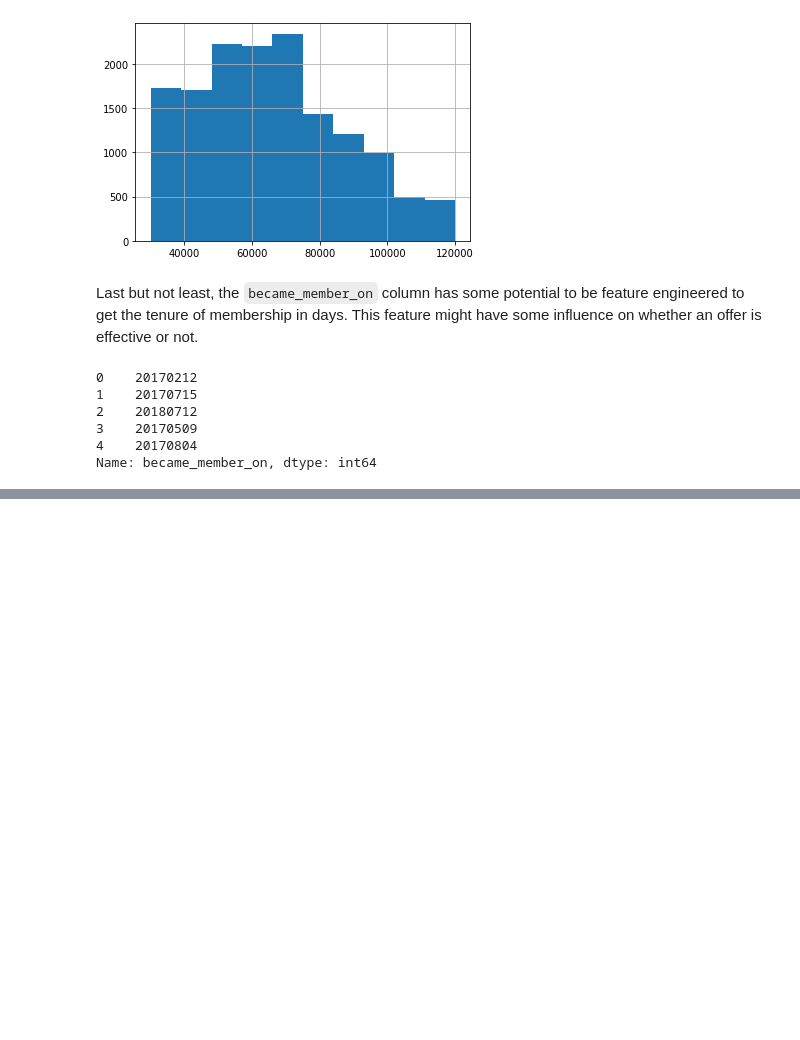
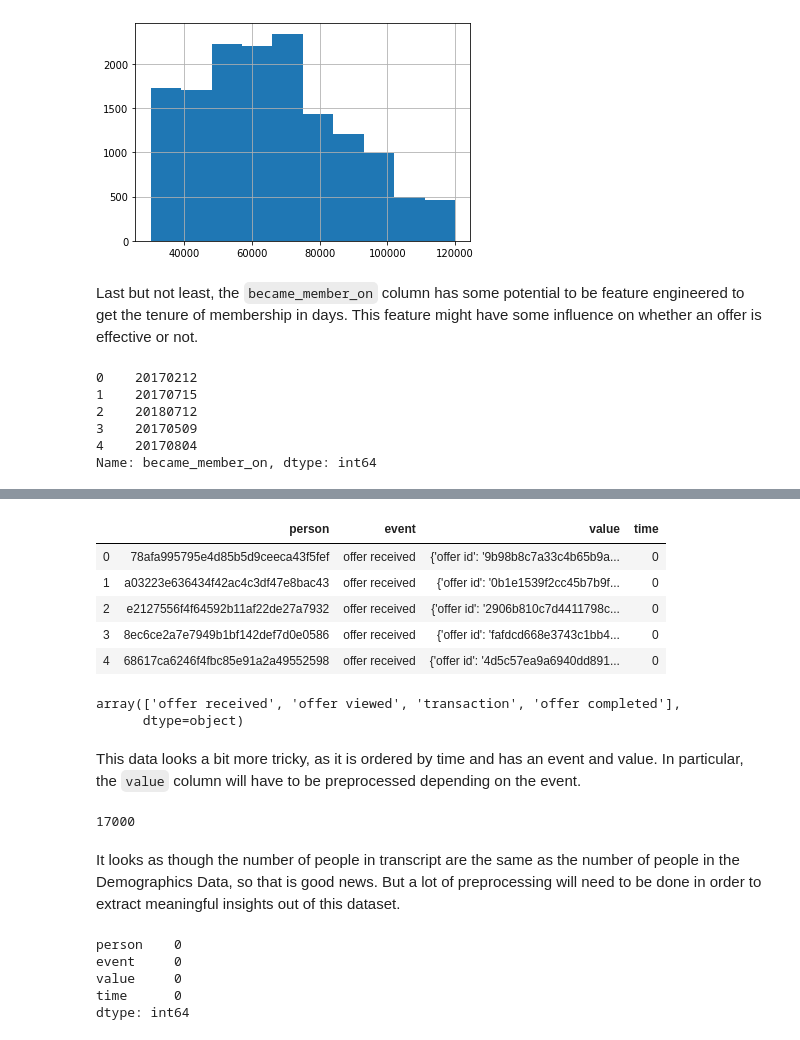
Before and after one commit to kaish114/UdacityDataScientistCapstone-DSND, a Jupyter notebook: Starbucks Capstone Challenge - Using Starbucks app user data to predict effective offers.ipynb, the cells around one changed output, grey strips where cells are left out. Saved outputs shown, nothing was run; the diff lists cells and outputs as text; code cells hidden in the pictures; blank space fills up the shorter version.

Commit message:
concat transcript

```diff
--- a/Starbucks Capstone Challenge - Using Starbucks app user data to predict effective offers.ipynb
+++ b/Starbucks Capstone Challenge - Using Starbucks app user data to predict effective offers.ipynb
@@ -222,0 +221,32 @@ SyntaxError: invalid syntax (<ipython-input-14-53521170e274>, line 3)
+# %%
+transcript.head()
+# %% [output]
+|  | person | event | value | time |
+| 0 | 78afa995795e4d85b5d9ceeca43f5fef | offer received | {'offer id': '9b98b8c7a33c4b65b9a... | 0 |
+| 1 | a03223e636434f42ac4c3df47e8bac43 | offer received | {'offer id': '0b1e1539f2cc45b7b9f... | 0 |
+| 2 | e2127556f4f64592b11af22de27a7932 | offer received | {'offer id': '2906b810c7d4411798c... | 0 |
+| 3 | 8ec6ce2a7e7949b1bf142def7d0e0586 | offer received | {'offer id': 'fafdcd668e3743c1bb4... | 0 |
+| 4 | 68617ca6246f4fbc85e91a2a49552598 | offer received | {'offer id': '4d5c57ea9a6940dd891... | 0 |
+# %%
+transcript.event.unique()
+# %% [output]
+array(['offer received', 'offer viewed', 'transaction', 'offer completed'],
+      dtype=object)
+# %% [markdown]
+This data looks a bit more tricky, as it is ordered by time and has an event and value. In particular, the `value` column will have to be preprocessed depending on the event.
+# %%
+#check number of unique people represented
+transcript['person'].nunique()
+# %% [output]
+17000
+# %% [markdown]
+It looks as though the number of people in transcript are the same as the number of people in the Demographics Data, so that is good news. But a lot of preprocessing will need to be done in order to extract meaningful insights out of this dataset.
+# %%
+#check for null values
+transcript.isnull().sum()
+# %% [output]
+person    0
+event     0
+value     0
+time      0
+dtype: int64
```
Also changed, not shown: parts of 5 cells of this notebook.
